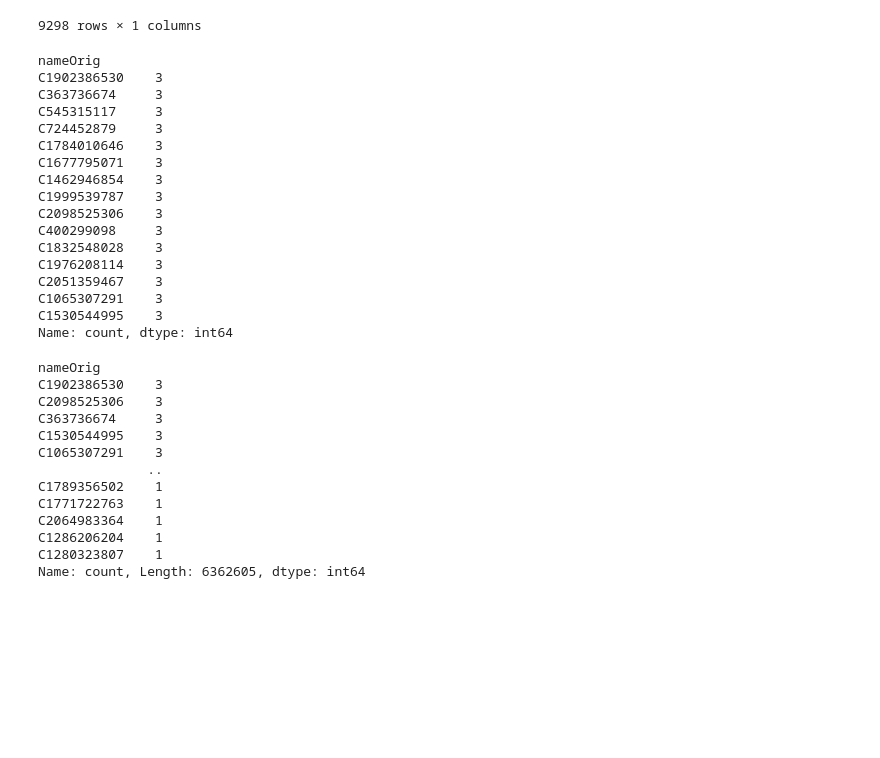
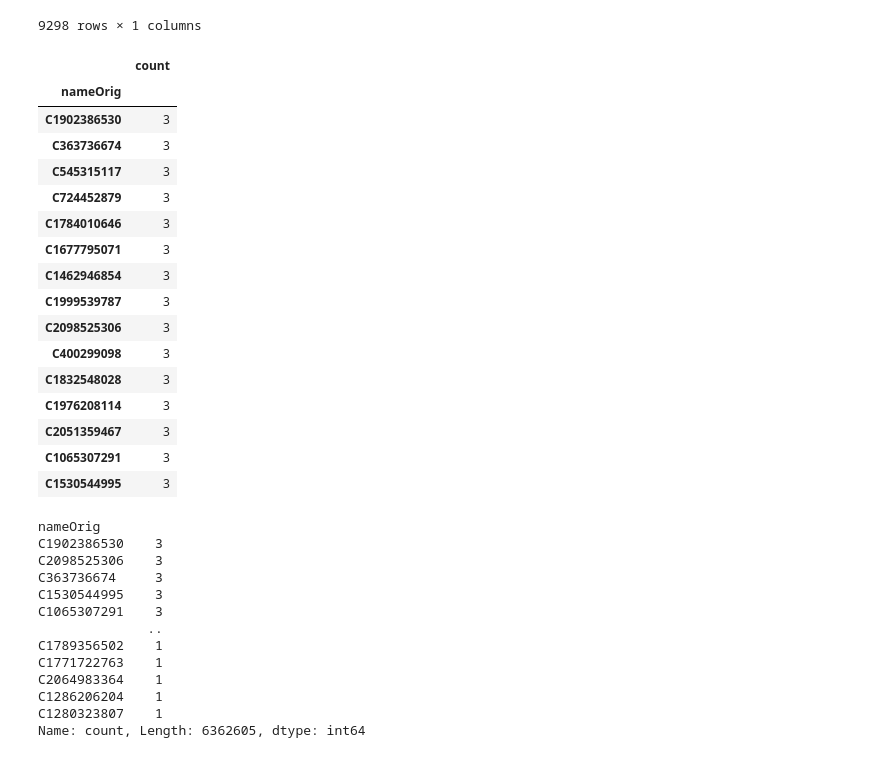
Before and after one commit to thetechleila/FinancialFraudData_EDA, a Jupyter notebook: eda01_initial_analysis/FinFraudEDA_01.ipynb, the cells around one changed output. Cells and saved outputs as stored; diff of their text form; code cells hidden in the pictures; blank space fills up the shorter version.

```diff
--- a/eda01_initial_analysis/FinFraudEDA_01.ipynb
+++ b/eda01_initial_analysis/FinFraudEDA_01.ipynb
@@ -280,27 +288,27 @@ all_freq_trans.to_frame()
 # %%
 #Isolate accounts that have initiated more than 2 transactions
 name_count = df["nameOrig"].value_counts(ascending=False)
 max_transac = name_count[name_count > 2].sort_values(ascending=False)
 
-max_transac #15 accounts have initiated 3 transactions
+max_transac.to_frame() #15 accounts have initiated 3 transactions
 # %% [output]
-nameOrig
-C1902386530    3
-C363736674     3
-C545315117     3
-C724452879     3
-C1784010646    3
-C1677795071    3
-C1462946854    3
-C1999539787    3
-C2098525306    3
-C400299098     3
-C1832548028    3
-C1976208114    3
-C2051359467    3
-C1065307291    3
-C1530544995    3
-Name: count, dtype: int64
+|  | count |
+| nameOrig |  |
+| C1902386530 | 3 |
+| C363736674 | 3 |
+| C545315117 | 3 |
+| C724452879 | 3 |
+| C1784010646 | 3 |
+| C1677795071 | 3 |
+| C1462946854 | 3 |
+| C1999539787 | 3 |
+| C2098525306 | 3 |
+| C400299098 | 3 |
+| C1832548028 | 3 |
+| C1976208114 | 3 |
+| C2051359467 | 3 |
+| C1065307291 | 3 |
+| C1530544995 | 3 |
 # %%
 #Combine nameOrig count series into dataframe for visualization
 
```
Also changed, not shown: parts of 7 cells of this notebook.
